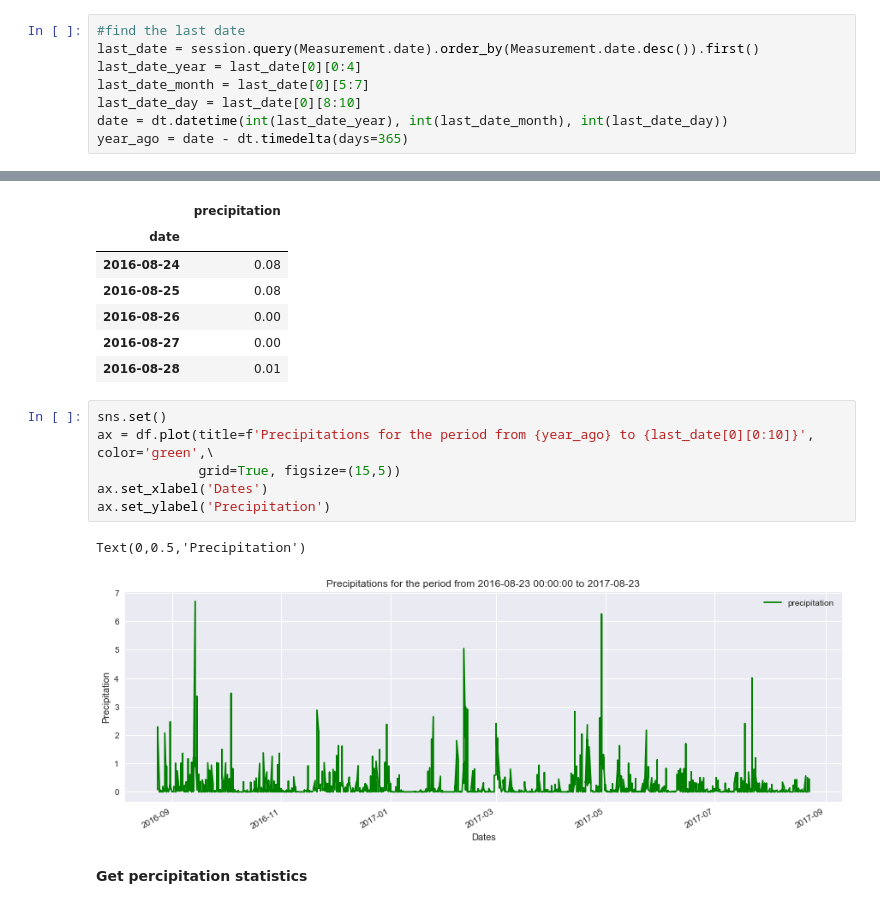
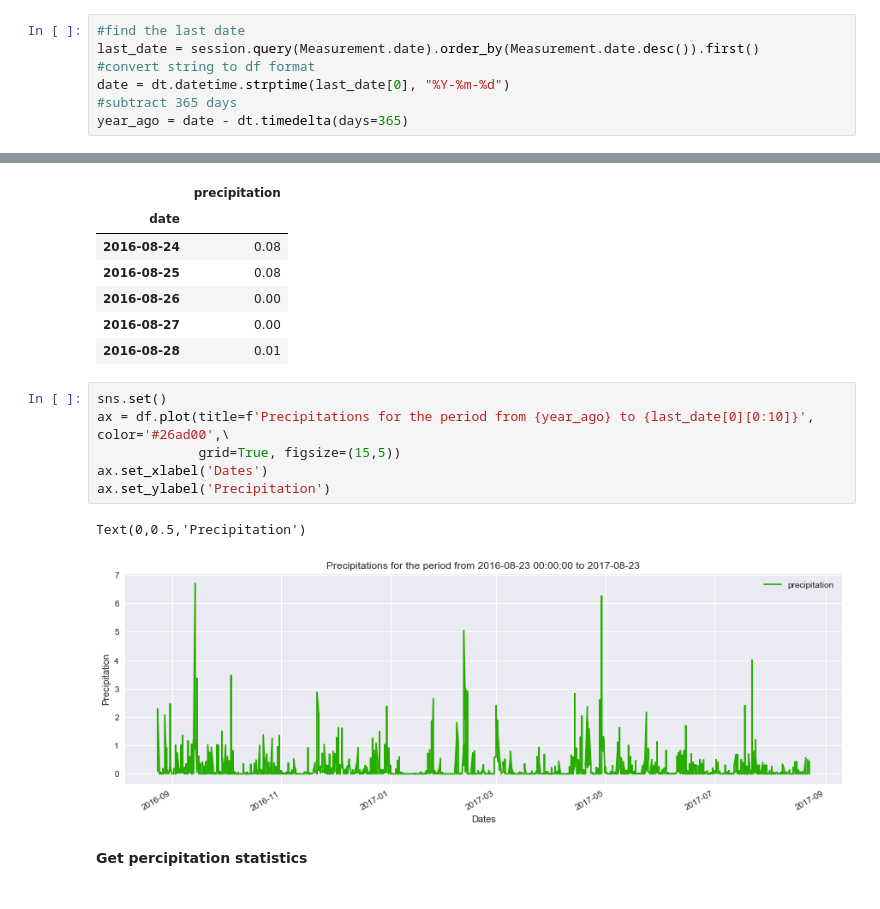
Before and after one commit to sonyasha/climate_analysis_api, a Jupyter notebook: Notebooks/climate_analysis.ipynb, the cells around one changed output, grey strips where cells are left out. Cells and saved outputs as stored; diff of their text form.

```diff
--- a/Notebooks/climate_analysis.ipynb
+++ b/Notebooks/climate_analysis.ipynb
@@ -81,10 +80,9 @@ session = Session(engine)
 # %%
 #find the last date
 last_date = session.query(Measurement.date).order_by(Measurement.date.desc()).first()
-last_date_year = last_date[0][0:4]
-last_date_month = last_date[0][5:7]
-last_date_day = last_date[0][8:10]
-date = dt.datetime(int(last_date_year), int(last_date_month), int(last_date_day))
+#convert string to df format
+date = dt.datetime.strptime(last_date[0], "%Y-%m-%d")
+#subtract 365 days
 year_ago = date - dt.timedelta(days=365)
 # %%
 last_year_prcp = session.query(Measurement.date, Measurement.prcp).filter(Measurement.date > year_ago).all()
@@ -105,13 +103,13 @@ df.head()
 | 2016-08-28 | 0.01 |
 # %%
 sns.set()
-ax = df.plot(title=f'Precipitations for the period from {year_ago} to {last_date[0][0:10]}', color='green',\
+ax = df.plot(title=f'Precipitations for the period from {year_ago} to {last_date[0][0:10]}', color='#26ad00',\
              grid=True, figsize=(15,5))
 ax.set_xlabel('Dates')
 ax.set_ylabel('Precipitation')
 # %% [output]
 Text(0,0.5,'Precipitation')
-[figure, old version]
+[figure, new version]
 # %% [markdown]
 **Get percipitation statistics**
 # %%
```
Also changed, not shown: parts of 18 cells of this notebook.
